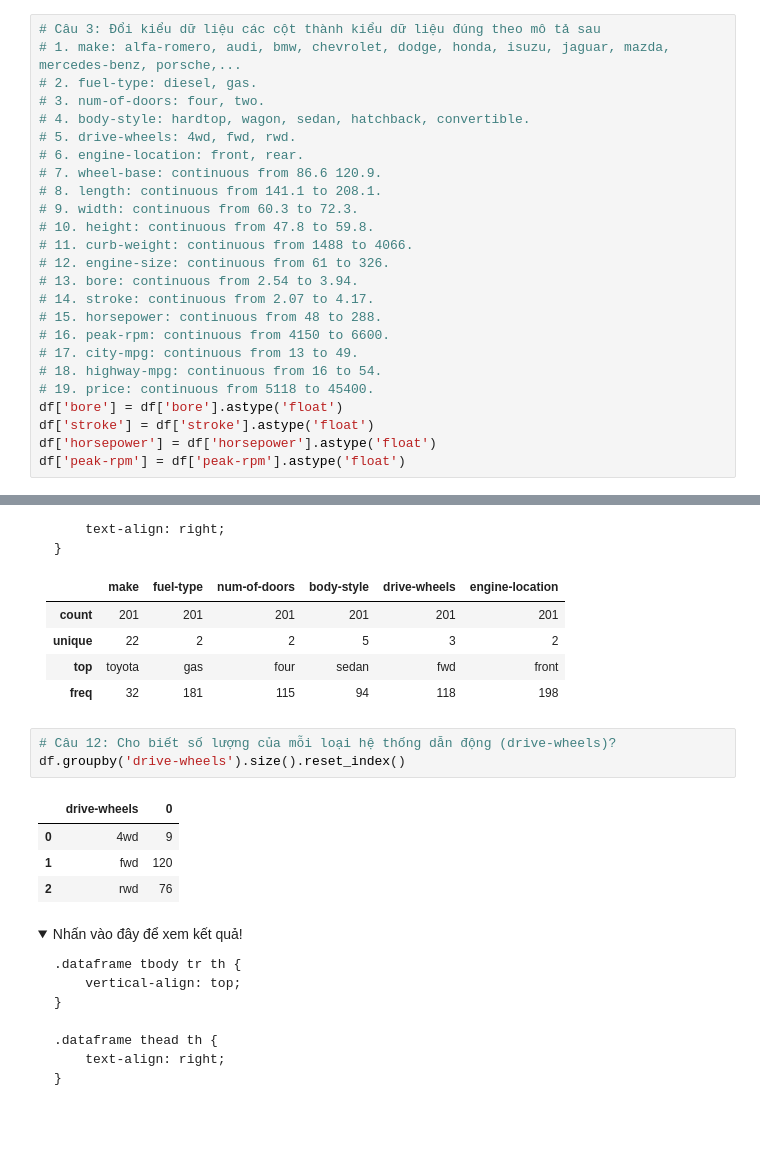
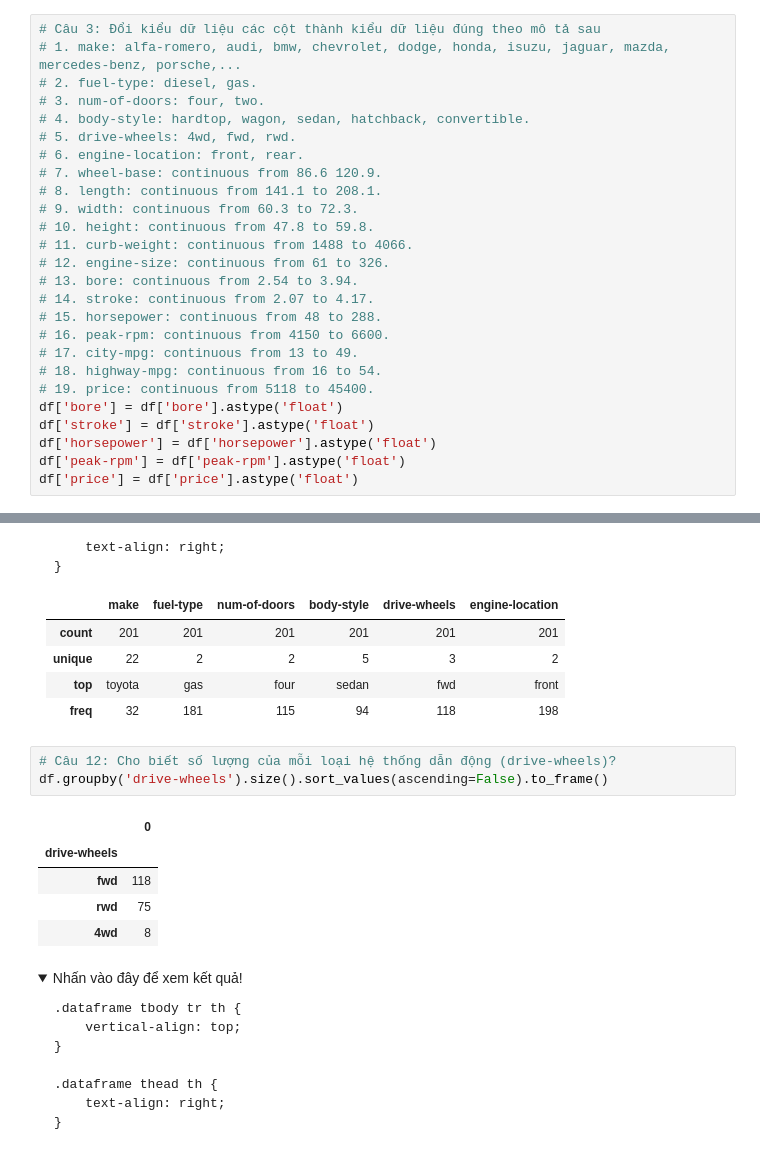
Before and after one commit to lminhtm/MLDSPython, a Jupyter notebook: Classworks/Bai5/BaiTapThem/Dataframe_Bai_lam_them_2 (Part 2).ipynb, the cells around one changed output, grey strips where cells are left out. Saved outputs shown, nothing was run; the diff lists cells and outputs as text; folded sections open; blank space fills up the shorter version.

```diff
--- a/Classworks/Bai5/BaiTapThem/Dataframe_Bai_lam_them_2 (Part 2).ipynb
+++ b/Classworks/Bai5/BaiTapThem/Dataframe_Bai_lam_them_2 (Part 2).ipynb
@@ -483,6 +483,7 @@ df['bore'] = df['bore'].astype('float')
 df['stroke'] = df['stroke'].astype('float')
 df['horsepower'] = df['horsepower'].astype('float')
 df['peak-rpm'] = df['peak-rpm'].astype('float')
+df['price'] = df['price'].astype('float')
 # %%
 # In lại kiểu dữ liệu các cột của df
 df.info()
@@ -1463,12 +1484,13 @@ df.describe(include='object')
 </details>
 # %%
 # Câu 12: Cho biết số lượng của mỗi loại hệ thống dẫn động (drive-wheels)?
-df.groupby('drive-wheels').size().reset_index()
+df.groupby('drive-wheels').size().sort_values(ascending=False).to_frame()
 # %% [output]
-|  | drive-wheels | 0 |
-| 0 | 4wd | 9 |
-| 1 | fwd | 120 |
-| 2 | rwd | 76 |
+|  | 0 |
+| drive-wheels |  |
+| fwd | 118 |
+| rwd | 75 |
+| 4wd | 8 |
 # %% [markdown]
 <details>
   <summary>Nhấn vào đây để xem kết quả!</summary>
```
Also changed, not shown: parts of 16 cells of this notebook, 13 other files.
